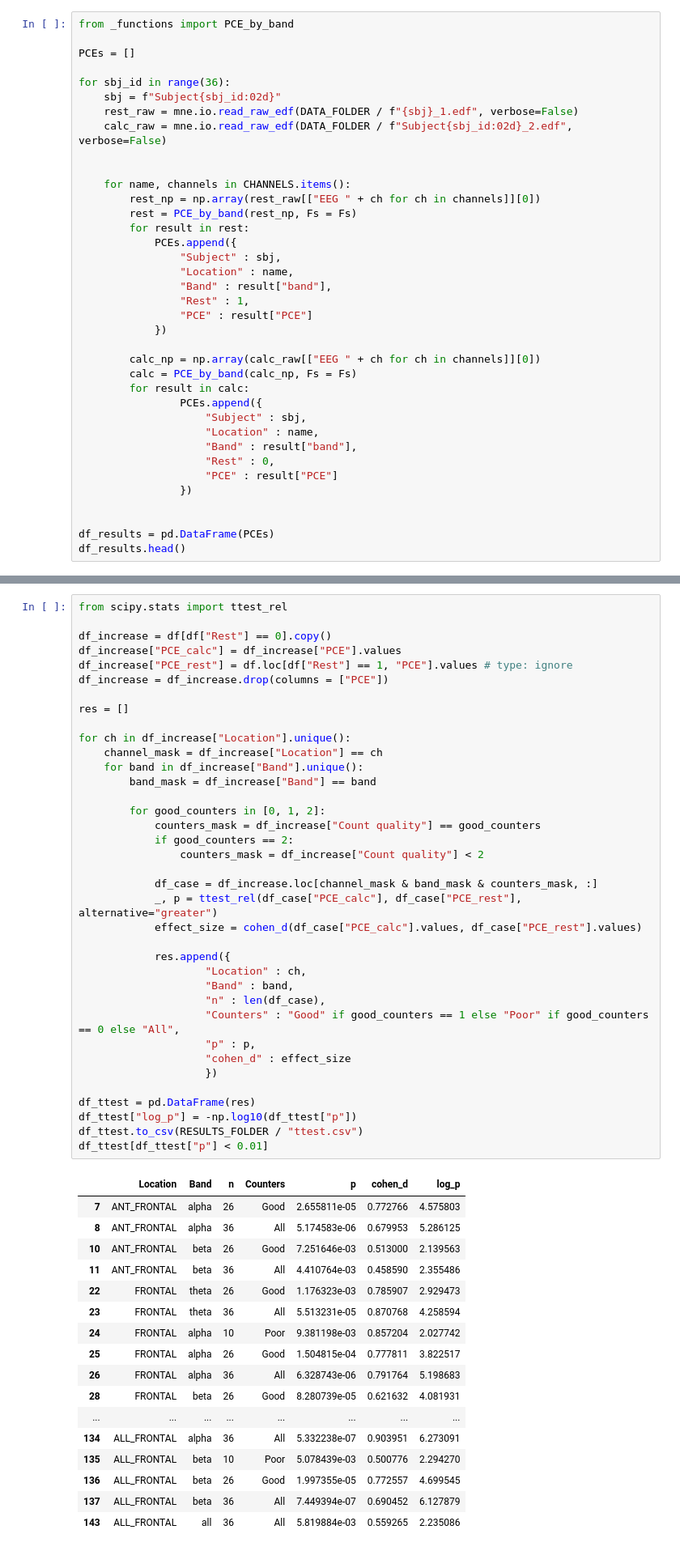
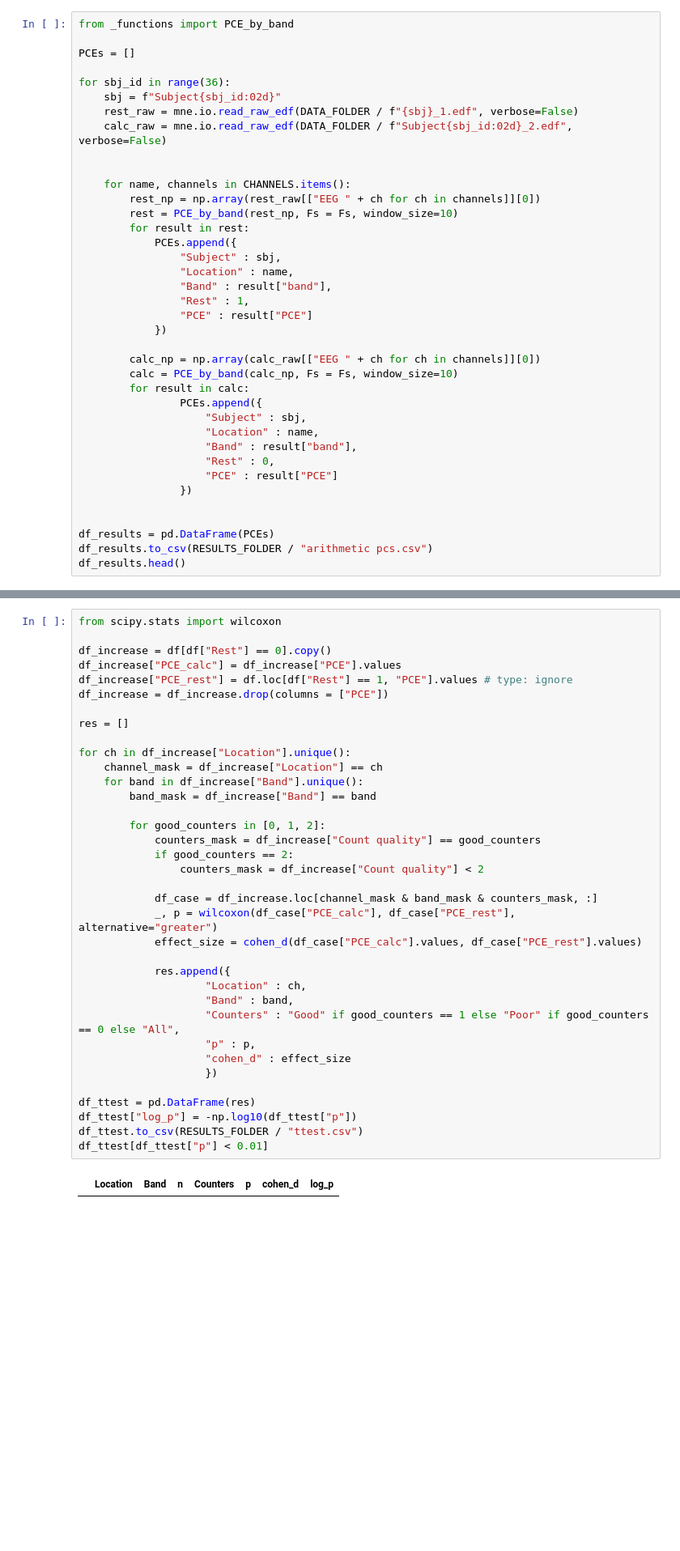
Before and after one commit to AngioG/EEG-Synchronization, a Jupyter notebook: arithmetic.ipynb, the cells around one changed output, grey strips where cells are left out. Shown at 81% size. Saved outputs shown, nothing was run; the diff lists cells and outputs as text; blank space fills up the shorter version.

```diff
--- a/arithmetic.ipynb
+++ b/arithmetic.ipynb
@@ -59,7 +59,7 @@ for sbj_id in range(36):
 
     for name, channels in CHANNELS.items():
         rest_np = np.array(rest_raw[["EEG " + ch for ch in channels]][0])
-        rest = PCE_by_band(rest_np, Fs = Fs)
+        rest = PCE_by_band(rest_np, Fs = Fs, window_size=10)
         for result in rest:
             PCEs.append({
                 "Subject" : sbj,
@@ -70,7 +70,7 @@ for sbj_id in range(36):
             })
 
         calc_np = np.array(calc_raw[["EEG " + ch for ch in channels]][0])
-        calc = PCE_by_band(calc_np, Fs = Fs)
+        calc = PCE_by_band(calc_np, Fs = Fs, window_size=10)
         for result in calc:
                 PCEs.append({
                     "Subject" : sbj,
@@ -82,4 +82,5 @@ for sbj_id in range(36):
 
 
 df_results = pd.DataFrame(PCEs)
+df_results.to_csv(RESULTS_FOLDER / "arithmetic pcs.csv")
 df_results.head()
@@ -198,6 +185,6 @@ df_comparisons.loc[blue_mask | red_mask, :].sort_values(by="p")
 | 16 | CENTRAL | gamma | 0 | 0.367789 | -0.506517 | 0.434402 |
 # %%
-from scipy.stats import ttest_rel
+from scipy.stats import wilcoxon
 
 df_increase = df[df["Rest"] == 0].copy()
 df_increase["PCE_calc"] = df_increase["PCE"].values
@@ -206,51 +193,34 @@ df_increase = df_increase.drop(columns = ["PCE"])
 
 res = []
 
 for ch in df_increase["Location"].unique():
     channel_mask = df_increase["Location"] == ch
     for band in df_increase["Band"].unique():
         band_mask = df_increase["Band"] == band
 
         for good_counters in [0, 1, 2]:
             counters_mask = df_increase["Count quality"] == good_counters
             if good_counters == 2:
                 counters_mask = df_increase["Count quality"] < 2
 
             df_case = df_increase.loc[channel_mask & band_mask & counters_mask, :]
-            _, p = ttest_rel(df_case["PCE_calc"], df_case["PCE_rest"], alternative="greater")
+            _, p = wilcoxon(df_case["PCE_calc"], df_case["PCE_rest"], alternative="greater")
             effect_size = cohen_d(df_case["PCE_calc"].values, df_case["PCE_rest"].values)
 
             res.append({
                     "Location" : ch,
                     "Band" : band,
-                    "n" : len(df_case),
                     "Counters" : "Good" if good_counters == 1 else "Poor" if good_counters == 0 else "All",
                     "p" : p,
                     "cohen_d" : effect_size
                     })
 
 df_ttest = pd.DataFrame(res)
 df_ttest["log_p"] = -np.log10(df_ttest["p"])
 df_ttest.to_csv(RESULTS_FOLDER / "ttest.csv")
 df_ttest[df_ttest["p"] < 0.01]
 # %% [output]
 |  | Location | Band | n | Counters | p | cohen_d | log_p |
-| 7 | ANT_FRONTAL | alpha | 26 | Good | 2.655811e-05 | 0.772766 | 4.575803 |
-| 8 | ANT_FRONTAL | alpha | 36 | All | 5.174583e-06 | 0.679953 | 5.286125 |
-| 10 | ANT_FRONTAL | beta | 26 | Good | 7.251646e-03 | 0.513000 | 2.139563 |
-| 11 | ANT_FRONTAL | beta | 36 | All | 4.410764e-03 | 0.458590 | 2.355486 |
-| 22 | FRONTAL | theta | 26 | Good | 1.176323e-03 | 0.785907 | 2.929473 |
-| 23 | FRONTAL | theta | 36 | All | 5.513231e-05 | 0.870768 | 4.258594 |
-| 24 | FRONTAL | alpha | 10 | Poor | 9.381198e-03 | 0.857204 | 2.027742 |
-| 25 | FRONTAL | alpha | 26 | Good | 1.504815e-04 | 0.777811 | 3.822517 |
-| 26 | FRONTAL | alpha | 36 | All | 6.328743e-06 | 0.791764 | 5.198683 |
-| 28 | FRONTAL | beta | 26 | Good | 8.280739e-05 | 0.621632 | 4.081931 |
-| ... | ... | ... | ... | ... | ... | ... | ... |
-| 134 | ALL_FRONTAL | alpha | 36 | All | 5.332238e-07 | 0.903951 | 6.273091 |
-| 135 | ALL_FRONTAL | beta | 10 | Poor | 5.078439e-03 | 0.500776 | 2.294270 |
-| 136 | ALL_FRONTAL | beta | 26 | Good | 1.997355e-05 | 0.772557 | 4.699545 |
-| 137 | ALL_FRONTAL | beta | 36 | All | 7.449394e-07 | 0.690452 | 6.127879 |
-| 143 | ALL_FRONTAL | all | 36 | All | 5.819884e-03 | 0.559265 | 2.235086 |
 # %%
 fig, ax = plt.subplots(figsize=(12, 5))
 
```
Also changed, not shown: parts of 4 cells of this notebook, 7 other files.
